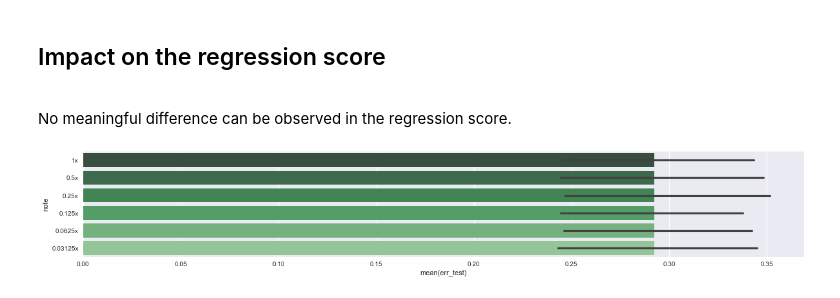
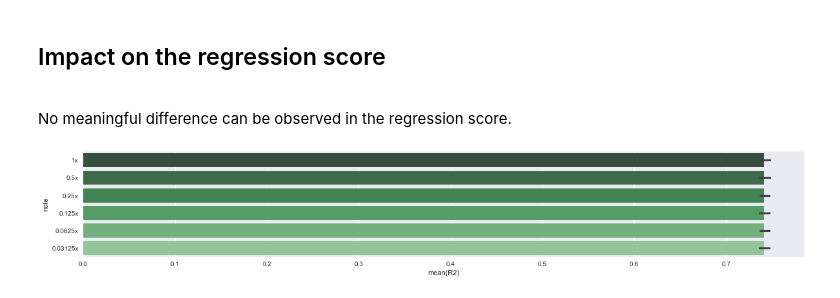
Before and after one commit to danisgriffith/ds-knowledge-notebooks, a Jupyter notebook: preprocessing/1.0 - feature transformation - constant.ipynb, the cells around one changed output. Saved outputs shown, nothing was run; the diff lists cells and outputs as text; code cells hidden in the pictures.

```diff
--- a/preprocessing/1.0 - feature transformation - constant.ipynb
+++ b/preprocessing/1.0 - feature transformation - constant.ipynb
@@ -99,7 +99,8 @@ for (sc_index, sc) in enumerate(scales):
         target = [target],
         linear_model_name = 'LinearRegression',
         linear_model_args = None,
-        note = str(sc)+'x')
+        note = str(sc)+'x',
+        task = 'regression')
 
-    print(results_temp[results_cols_to_print])
+    #print(results_temp[results_cols_to_print])
     results = results.append(results_temp).reset_index(drop = True)
@@ -222,13 +205,13 @@ No meaningful difference can be observed in the regression score.
 # %%
 up.plot_across_discriminant(
     df = results,
-    cols = ['err_test'],
+    cols = ['R2'],
     discriminant_col = 'note',
     plot_args = {'title' : 'linear regression', 'skewness' : False, 'normality' : False},
     distplot = False,
     sem      = False,
     adj_sem  = False,
     mean     = True
 )
 # %% [output]
-[figure, old version]
+[figure, new version]
```
Also changed, not shown: parts of 2 cells of this notebook, 5 other files.
